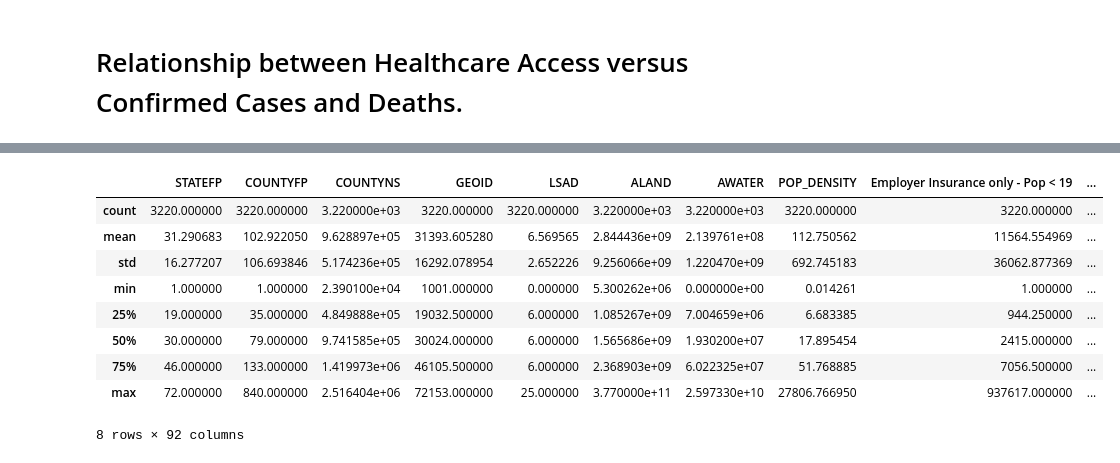
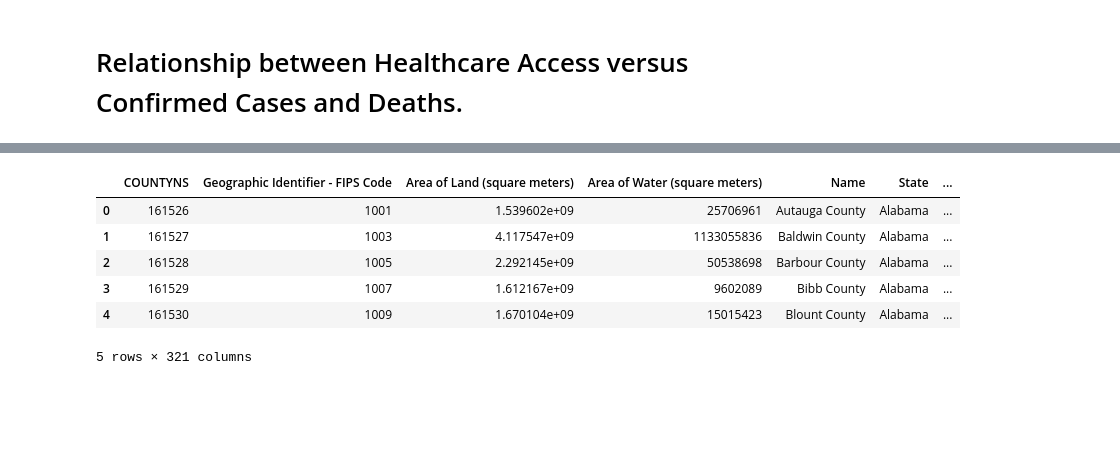
Before and after one commit to FreedomXV/SC1015-Mini-Project, a Jupyter notebook: Healthcare Access EDA/Healthcare Access_Exploratory Analysis .ipynb, the cells around one changed output, grey strips where cells are left out. Drawn from its saved outputs; the diff is of its cells as text; code cells hidden in the pictures; blank space fills up the shorter version.

```diff
--- a/Healthcare Access EDA/Healthcare Access_Exploratory Analysis .ipynb
+++ b/Healthcare Access EDA/Healthcare Access_Exploratory Analysis .ipynb
@@ -22,13 +31,12 @@ healdata.head()
 # %%
-healdata.describe()
+usacovid = pd.read_csv('county_megaset.csv')
+usacovid['Death to Case Ratio'] = pd.DataFrame(usacovid['Deaths']/usacovid['Confirmed'])
+usacovid.head()
 # %% [output]
-|  | STATEFP | COUNTYFP | COUNTYNS | GEOID | LSAD | ALAND | AWATER | POP_DENSITY | Employer Insurance only - Pop < 19 | ... |
-| count | 3220.000000 | 3220.000000 | 3.220000e+03 | 3220.000000 | 3220.000000 | 3.220000e+03 | 3.220000e+03 | 3220.000000 | 3220.000000 | ... |
-| mean | 31.290683 | 102.922050 | 9.628897e+05 | 31393.605280 | 6.569565 | 2.844436e+09 | 2.139761e+08 | 112.750562 | 11564.554969 | ... |
-| std | 16.277207 | 106.693846 | 5.174236e+05 | 16292.078954 | 2.652226 | 9.256066e+09 | 1.220470e+09 | 692.745183 | 36062.877369 | ... |
-| min | 1.000000 | 1.000000 | 2.390100e+04 | 1001.000000 | 0.000000 | 5.300262e+06 | 0.000000e+00 | 0.014261 | 1.000000 | ... |
-| 25% | 19.000000 | 35.000000 | 4.849888e+05 | 19032.500000 | 6.000000 | 1.085267e+09 | 7.004659e+06 | 6.683385 | 944.250000 | ... |
-| 50% | 30.000000 | 79.000000 | 9.741585e+05 | 30024.000000 | 6.000000 | 1.565686e+09 | 1.930200e+07 | 17.895454 | 2415.000000 | ... |
-| 75% | 46.000000 | 133.000000 | 1.419973e+06 | 46105.500000 | 6.000000 | 2.368903e+09 | 6.022325e+07 | 51.768885 | 7056.500000 | ... |
-| max | 72.000000 | 840.000000 | 2.516404e+06 | 72153.000000 | 25.000000 | 3.770000e+11 | 2.597330e+10 | 27806.766950 | 937617.000000 | ... |
+|  | COUNTYNS | Geographic Identifier - FIPS Code | Area of Land (square meters) | Area of Water (square meters) | Name | State | ... |
+| 0 | 161526 | 1001 | 1.539602e+09 | 25706961 | Autauga County | Alabama | ... |
+| 1 | 161527 | 1003 | 4.117547e+09 | 1133055836 | Baldwin County | Alabama | ... |
+| 2 | 161528 | 1005 | 2.292145e+09 | 50538698 | Barbour County | Alabama | ... |
+| 3 | 161529 | 1007 | 1.612167e+09 | 9602089 | Bibb County | Alabama | ... |
+| 4 | 161530 | 1009 | 1.670104e+09 | 15015423 | Blount County | Alabama | ... |
-8 rows × 92 columns
+5 rows × 321 columns
```
Also changed, not shown: parts of 29 cells of this notebook, 1 other file.
